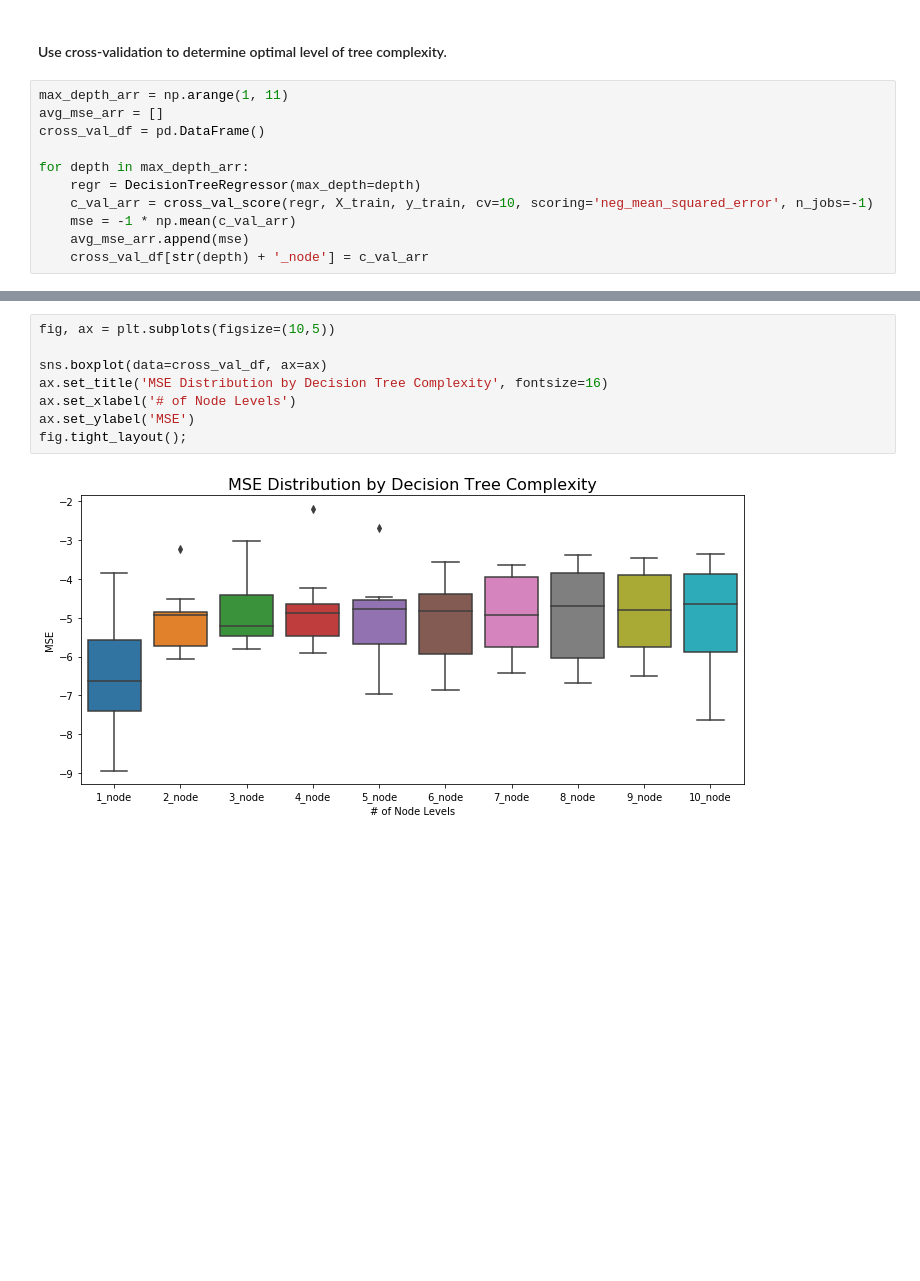
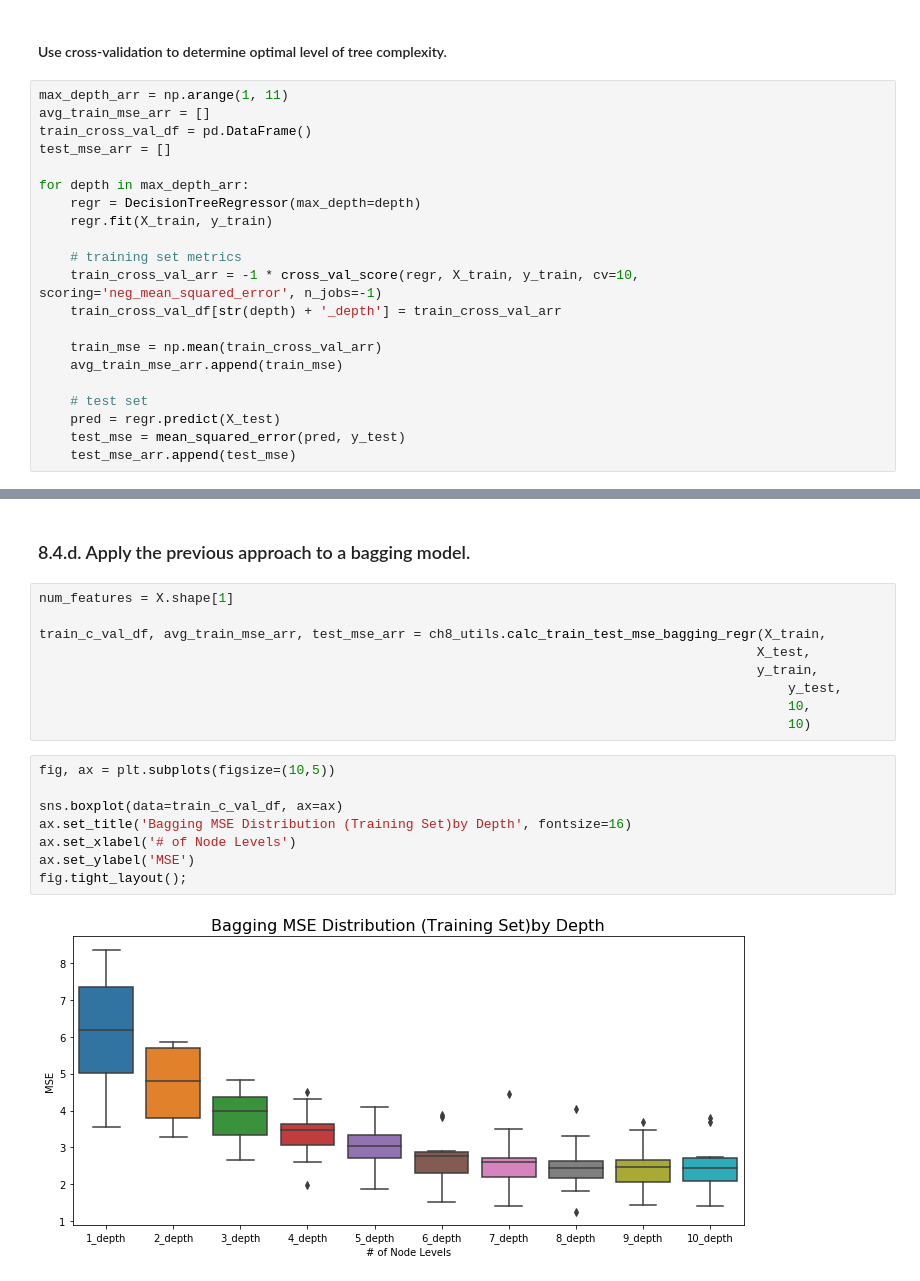
Before and after one commit to Morgan-Sell/islr-labs-exercises-python, a Jupyter notebook: exercises/08_tree_based_methods.ipynb, the cells around one changed output, grey strips where cells are left out. Drawn from its saved outputs; the diff is of its cells as text; blank space fills up the shorter version.

```diff
--- a/exercises/08_tree_based_methods.ipynb
+++ b/exercises/08_tree_based_methods.ipynb
@@ -146,12 +119,22 @@ In summary, if a company targets the lower economic class, the less goods it is
 #### Use cross-validation to determine optimal level of tree complexity.
 # %%
 max_depth_arr = np.arange(1, 11)
-avg_mse_arr = []
-cross_val_df = pd.DataFrame()
+avg_train_mse_arr = []
+train_cross_val_df = pd.DataFrame()
+test_mse_arr = []
 
 for depth in max_depth_arr:
     regr = DecisionTreeRegressor(max_depth=depth)
-    c_val_arr = cross_val_score(regr, X_train, y_train, cv=10, scoring='neg_mean_squared_error', n_jobs=-1)
-    mse = -1 * np.mean(c_val_arr)
-    avg_mse_arr.append(mse)
-    cross_val_df[str(depth) + '_node'] = c_val_arr
+    regr.fit(X_train, y_train)
+
+    # training set metrics
+    train_cross_val_arr = -1 * cross_val_score(regr, X_train, y_train, cv=10, scoring='neg_mean_squared_error', n_jobs=-1)
+    train_cross_val_df[str(depth) + '_depth'] = train_cross_val_arr
+
+    train_mse = np.mean(train_cross_val_arr)
+    avg_train_mse_arr.append(train_mse)
+
+    # test set
+    pred = regr.predict(X_test)
+    test_mse = mean_squared_error(pred, y_test)
+    test_mse_arr.append(test_mse)
@@ -158,10 +182,21 @@ for depth in max_depth_arr:
+# %% [markdown]
+### 8.4.d. Apply the previous approach to a bagging model.
+# %%
+num_features = X.shape[1]
+
+train_c_val_df, avg_train_mse_arr, test_mse_arr = ch8_utils.calc_train_test_mse_bagging_regr(X_train,
+                                                                                            X_test,
+                                                                                            y_train,
+                                                                                                y_test,
+                                                                                                10,
+                                                                                                10)
 # %%
 fig, ax = plt.subplots(figsize=(10,5))
 
-sns.boxplot(data=cross_val_df, ax=ax)
-ax.set_title('MSE Distribution by Decision Tree Complexity', fontsize=16)
+sns.boxplot(data=train_c_val_df, ax=ax)
+ax.set_title('Bagging MSE Distribution (Training Set)by Depth', fontsize=16)
 ax.set_xlabel('# of Node Levels')
 ax.set_ylabel('MSE')
 fig.tight_layout();
 # %% [output]
-[figure, old version]
+[figure, new version]
```
Also changed, not shown: parts of 13 cells of this notebook, 1 other file.
